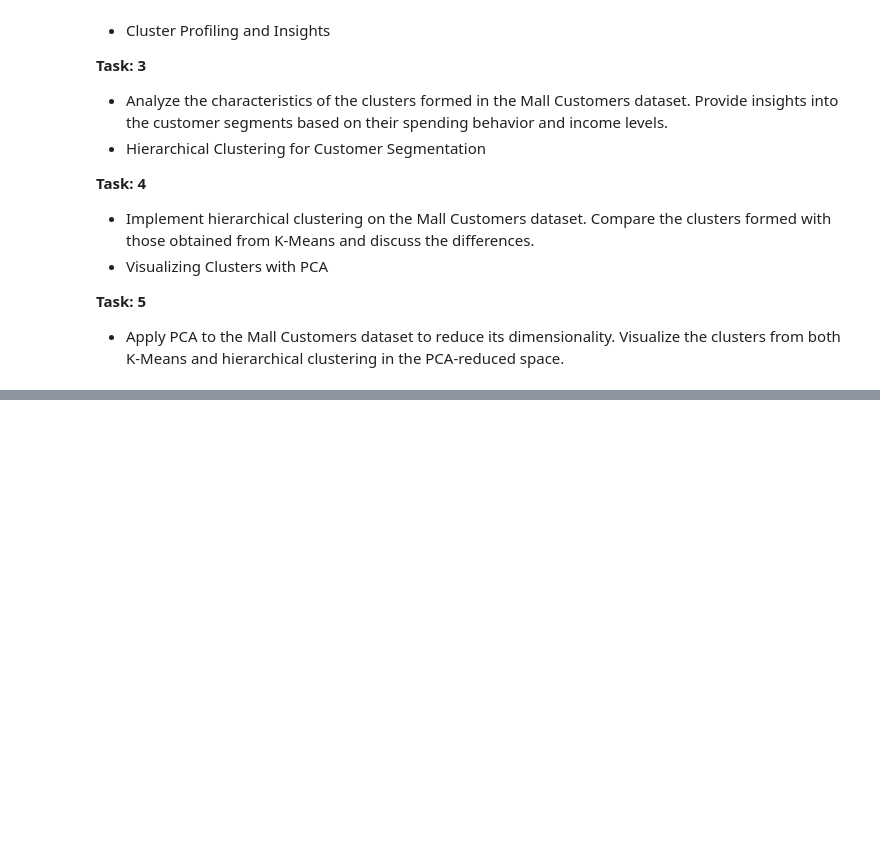
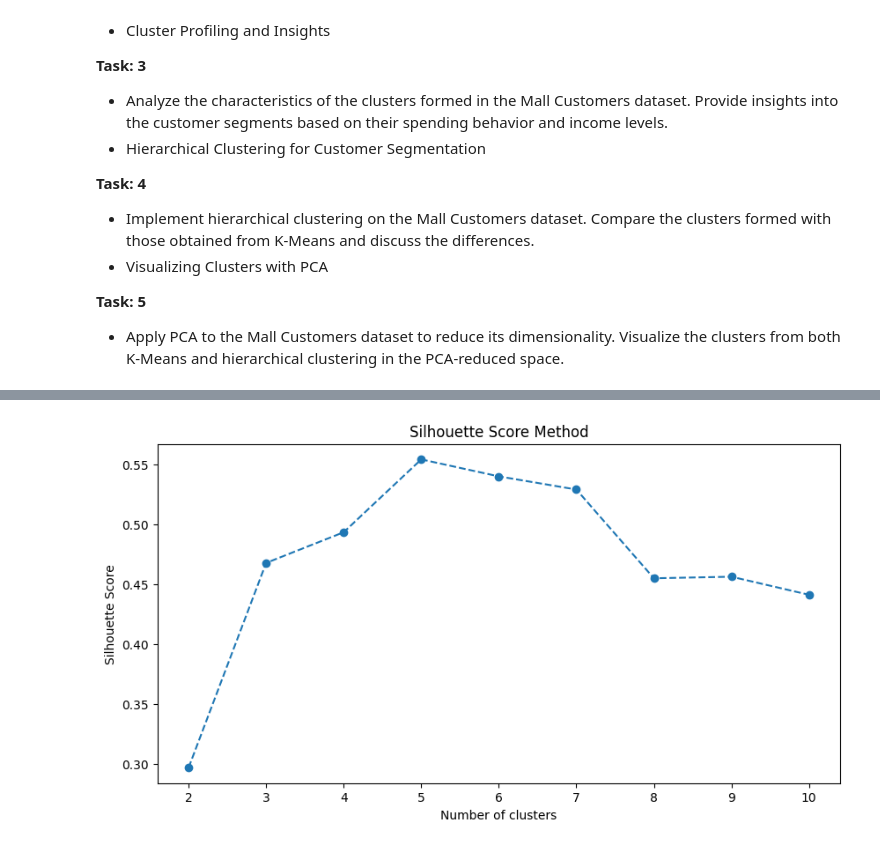
Before and after one commit to Ahmed-Islam-AI/100DaysOfBytewise, a Jupyter notebook: Solutions/Task 17 Solution/BWF_WEEK_7_TASK_17.ipynb, the cells around one changed output, grey strips where cells are left out. Cells and saved outputs as stored; diff of their text form; code cells hidden in the pictures; blank space fills up the shorter version.

```diff
--- a/Solutions/Task 17 Solution/BWF_WEEK_7_TASK_17.ipynb
+++ b/Solutions/Task 17 Solution/BWF_WEEK_7_TASK_17.ipynb
@@ -24,0 +79,21 @@
+# %%
+from sklearn.metrics import silhouette_score
+
+silhouette_scores = []
+
+for n_clusters in range(2,11):
+    kmeans = KMeans(n_clusters=n_clusters, init='k-means++', random_state=42)
+    cluster_labels = kmeans.fit_predict(X)
+    silhouette_avg = silhouette_score(X, cluster_labels)
+    silhouette_scores.append(silhouette_avg)
+# %%
+#plotting the Silhouette Score graph
+
+plt.figure(figsize=(10, 5))
+plt.plot(range(2, 11), silhouette_scores, marker='o', linestyle='--')
+plt.title('Silhouette Score Method')
+plt.xlabel('Number of clusters')
+plt.ylabel('Silhouette Score')
+plt.show()
+# %% [output]
+[figure, added]
```
Also changed, not shown: parts of 10 cells of this notebook.
